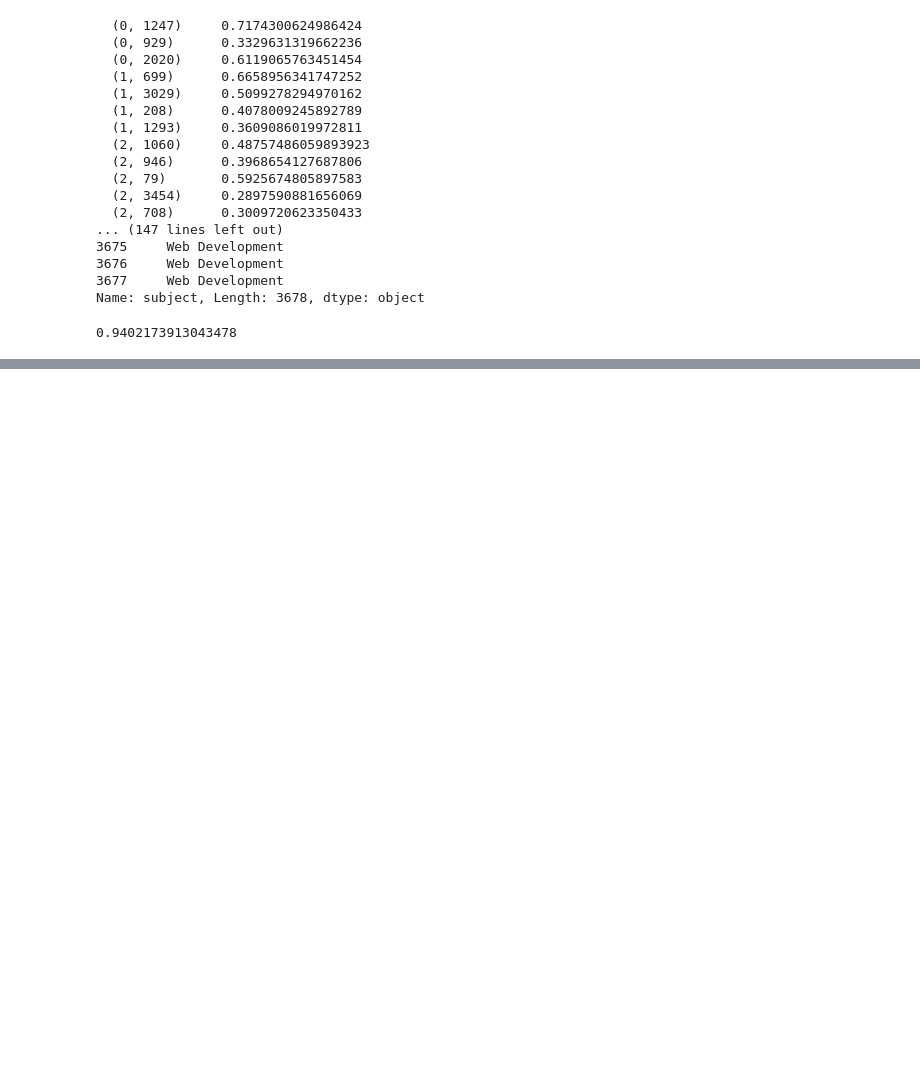
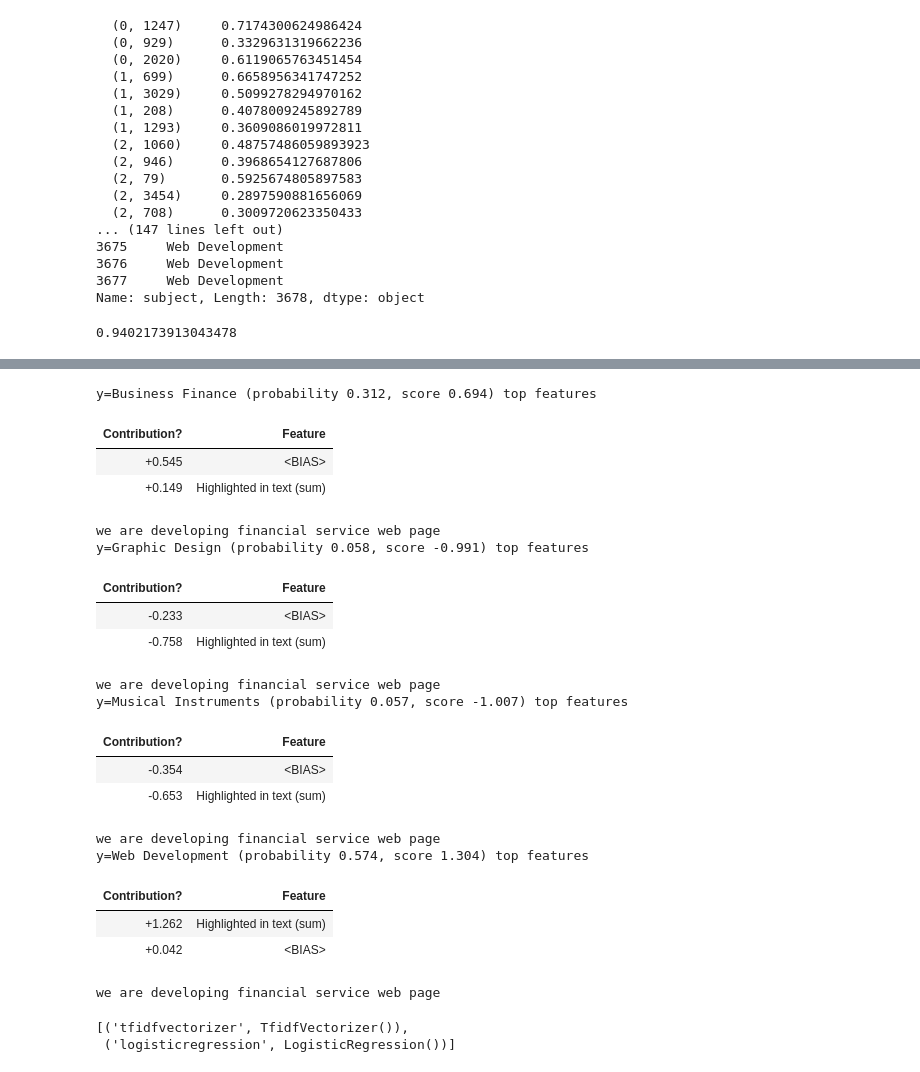
Before and after one commit to SalihOsman1/Text_minng, a Jupyter notebook: PySpark_TextClassification.ipynb, the cells around one changed output, grey strips where cells are left out. Cells and saved outputs as stored; diff of their text form; code cells hidden in the pictures; blank space fills up the shorter version.

```diff
--- a/PySpark_TextClassification.ipynb
+++ b/PySpark_TextClassification.ipynb
@@ -349,0 +395,26 @@ ImportError: cannot import name 'if_delegate_has_method' from 'sklearn.utils.met
+# %%
+############# explain one predictiom
+text ="we are developing financial service web page"
+lr_fit.predict(vect_test(text))
+eli5.show_prediction(lr_fit, text, vec=tfidf_vec)
+# %% [output]
+y=Business Finance (probability 0.312, score 0.694) top features
+| Contribution? | Feature |
+| +0.545 | <BIAS> |
+| +0.149 | Highlighted in text (sum) |
+we are developing financial service web page
+y=Graphic Design (probability 0.058, score -0.991) top features
+| Contribution? | Feature |
+| -0.233 | <BIAS> |
+| -0.758 | Highlighted in text (sum) |
+we are developing financial service web page
+y=Musical Instruments (probability 0.057, score -1.007) top features
+| Contribution? | Feature |
+| -0.354 | <BIAS> |
+| -0.653 | Highlighted in text (sum) |
+we are developing financial service web page
+y=Web Development (probability 0.574, score 1.304) top features
+| Contribution? | Feature |
+| +1.262 | Highlighted in text (sum) |
+| +0.042 | <BIAS> |
+we are developing financial service web page
@@ -349,0 +442,10 @@ ImportError: cannot import name 'if_delegate_has_method' from 'sklearn.utils.met
+# %%
+lr_icfp = make_pipeline(tf_idfvec,lr_icf)
+lr_NBp = make_pipeline(tf_idfvec,lr_NB)
+# tf_idfvec
+############# print Steps @@@@@@@@@@@@@@@@@@
+lr_NBp.steps
+lr_icfp.steps
+# %% [output]
+[('tfidfvectorizer', TfidfVectorizer()),
+ ('logisticregression', LogisticRegression())]
```
Also changed, not shown: parts of 39 cells of this notebook, 1 other file.
